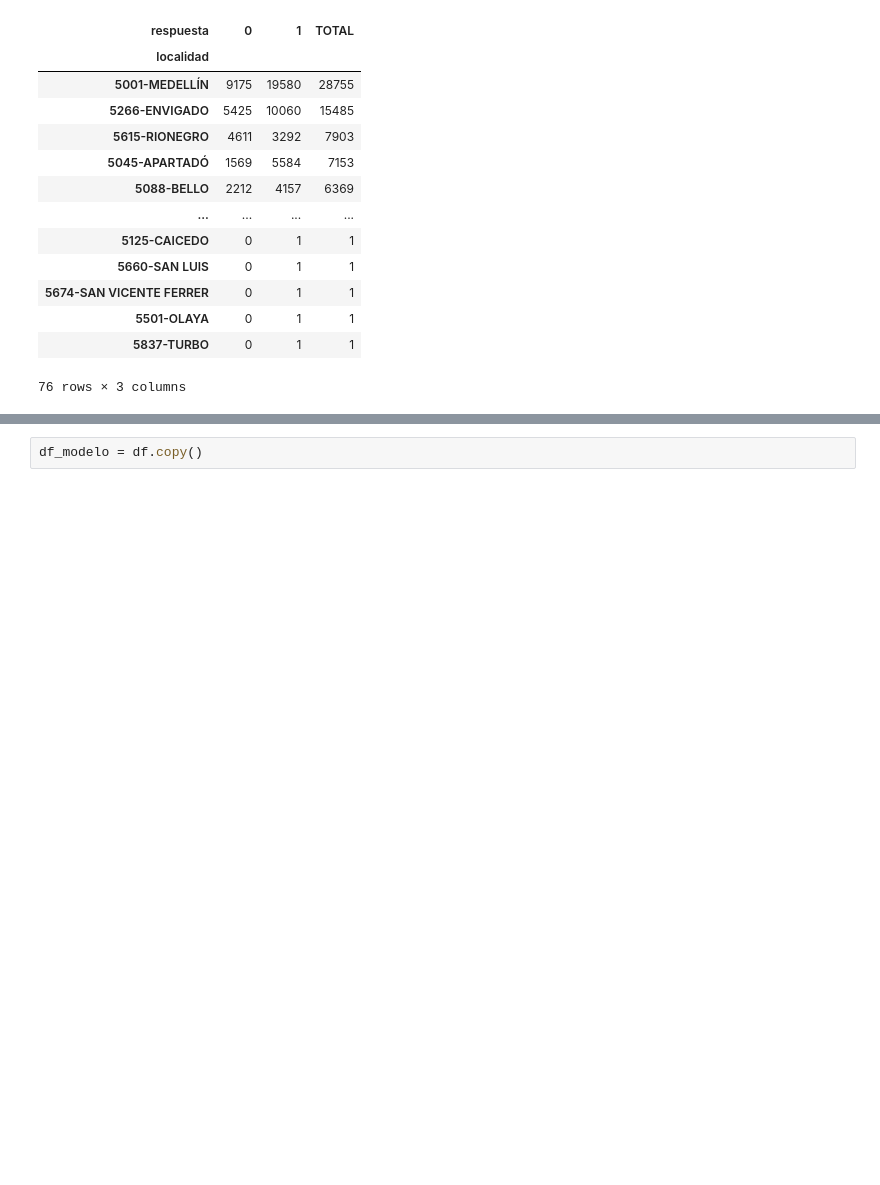
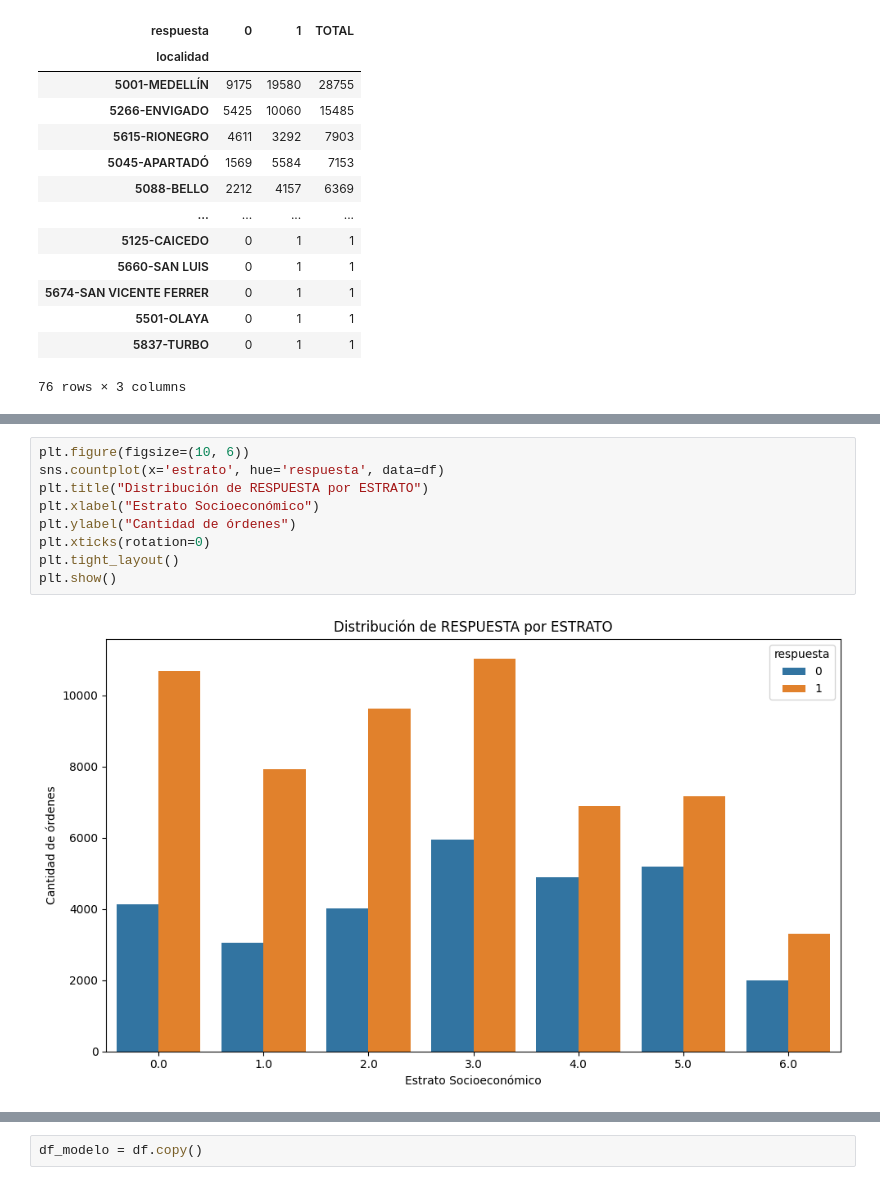
Before and after one commit to andreess891/Proyecto1_UdeM, a Jupyter notebook: Proyecto.ipynb, the cells around one changed output, grey strips where cells are left out. Drawn from its saved outputs; the diff is of its cells as text; blank space fills up the shorter version.

```diff
--- a/Proyecto.ipynb
+++ b/Proyecto.ipynb
@@ -261,0 +321,11 @@ plt.show()
+# %%
+plt.figure(figsize=(10, 6))
+sns.countplot(x='estrato', hue='respuesta', data=df)
+plt.title("Distribución de RESPUESTA por ESTRATO")
+plt.xlabel("Estrato Socioeconómico")
+plt.ylabel("Cantidad de órdenes")
+plt.xticks(rotation=0)
+plt.tight_layout()
+plt.show()
+# %% [output]
+[figure, added]
```
Also changed, not shown: parts of 21 cells of this notebook.
